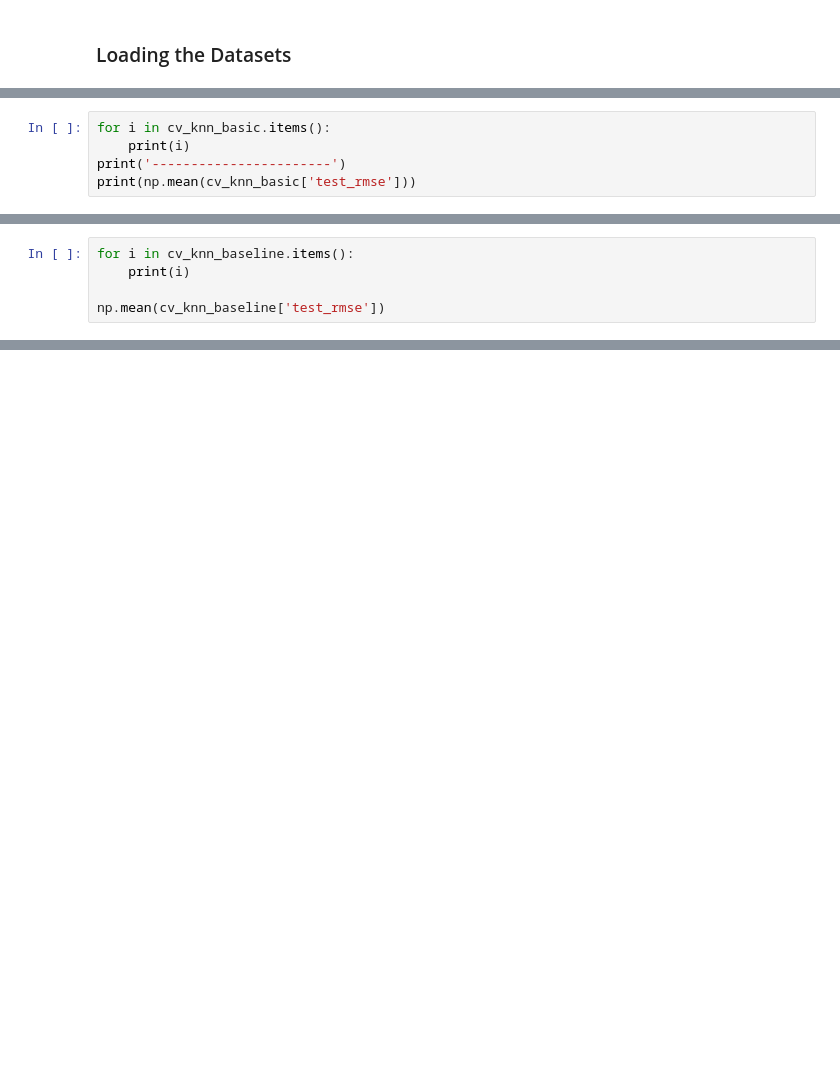
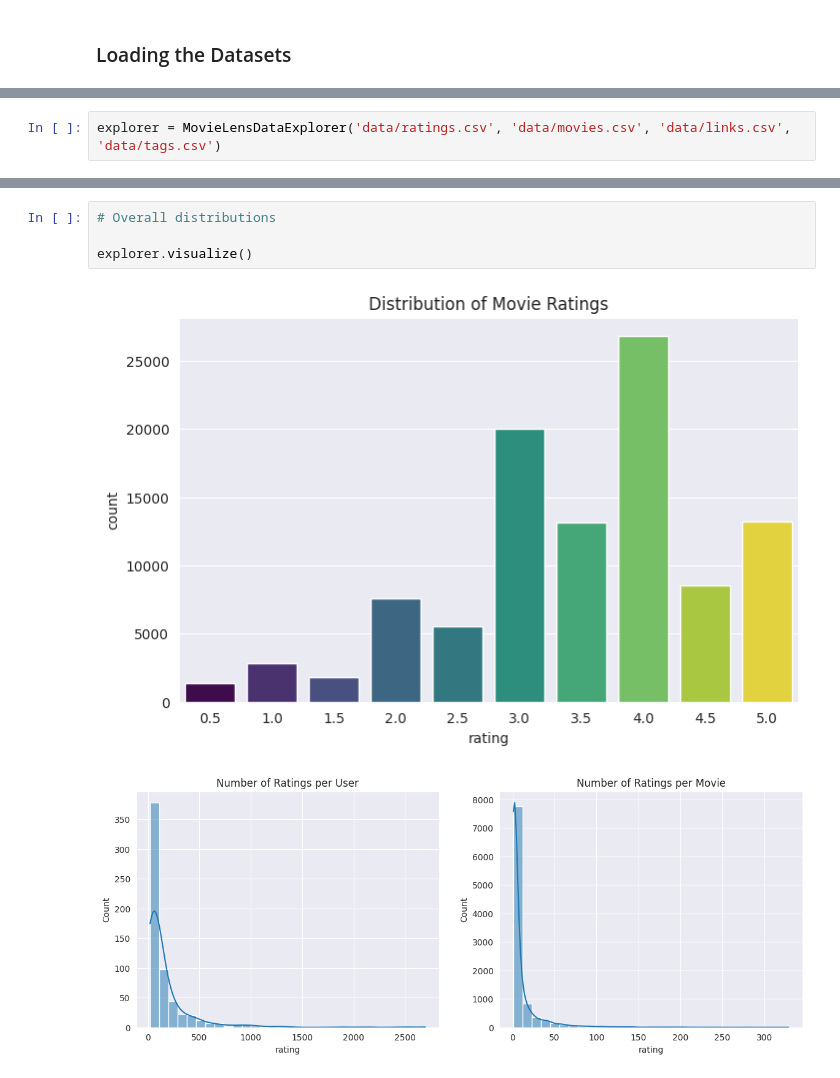
Before and after one commit to gregorymikuro/MovieLens-Recommendations-System, a Jupyter notebook: main.ipynb, the cells around one changed output, grey strips where cells are left out. Drawn from its saved outputs; the diff is of its cells as text; blank space fills up the shorter version.

```diff
--- a/main.ipynb
+++ b/main.ipynb
@@ -468,5 +49,0 @@ cv_knn_basic = cross_validate(knn_basic, data, n_jobs=-1)
-# %%
-for i in cv_knn_basic.items():
-    print(i)
-print('-----------------------')
-print(np.mean(cv_knn_basic['test_rmse']))
@@ -500,5 +49,0 @@ Done computing similarity matrix.
-# %%
-for i in cv_knn_baseline.items():
-    print(i)
-
-np.mean(cv_knn_baseline['test_rmse'])
@@ -603,0 +134,2 @@ Name: title, dtype: object
+# %%
+explorer = MovieLensDataExplorer('data/ratings.csv', 'data/movies.csv', 'data/links.csv', 'data/tags.csv')
@@ -603,0 +190,7 @@ Name: title, dtype: object
+# %%
+# Overall distributions
+
+explorer.visualize()
+# %% [output]
+[figure, added]
+[figure, added]
```
Also changed, not shown: parts of 126 cells of this notebook, 3 other files.
